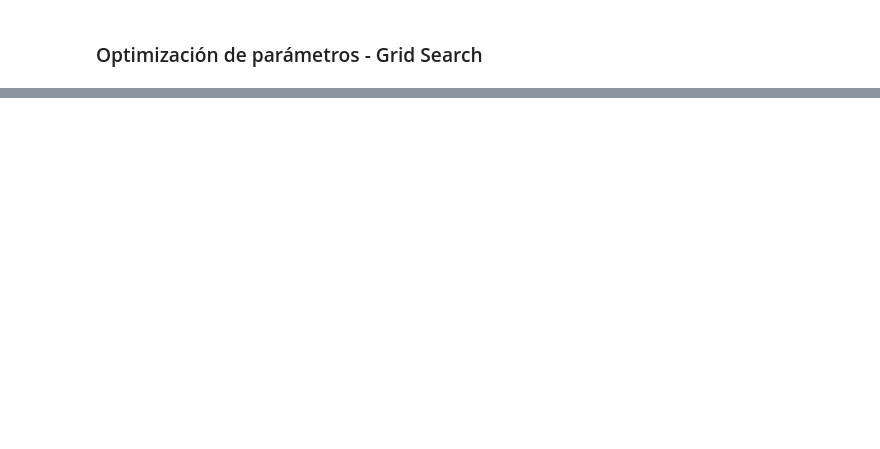
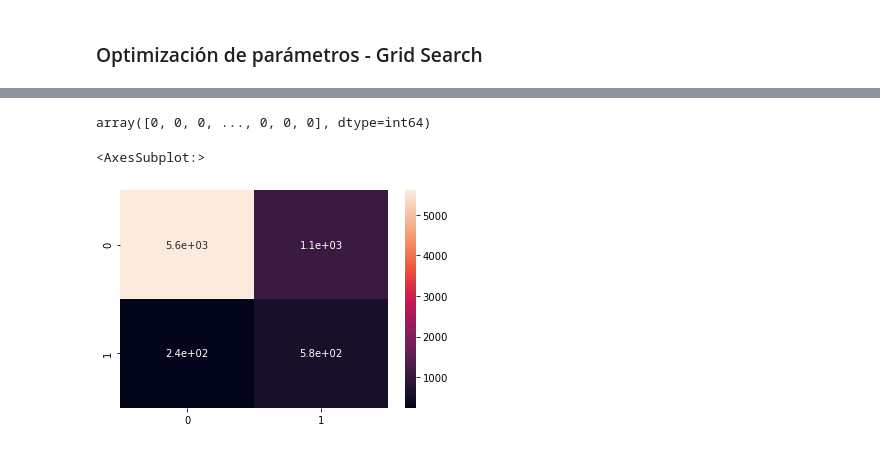
Before and after one commit to jfdacovich/Data-Science, a Jupyter notebook: Python/Fraud Detection/Credit Card Default prediction and analysis (Kaggle) .ipynb, the cells around one changed output, grey strips where cells are left out. Cells and saved outputs as stored; diff of their text form; code cells hidden in the pictures; blank space fills up the shorter version.

```diff
--- a/Python/Fraud Detection/Credit Card Default prediction and analysis (Kaggle) .ipynb
+++ b/Python/Fraud Detection/Credit Card Default prediction and analysis (Kaggle) .ipynb
@@ -499,2 +499,16 @@ weighted avg       0.80      0.82      0.80      7500
 # %% [markdown]
 ### Optimización de parámetros - Grid Search
+# %%
+param_grid = {
+        'gamma': [0.5, 1, 5],   # parámetro de regularización, factor de escala para que sea lo más general y evite el overfitting
+        'subsample': [0.6, 0.8, 1.0], # % de filas que usamos para construir cada árbol
+        'colsample_bytree': [0.6, 0.8, 1.0], # % de columnas usadas por cada árbol
+        'max_depth': [3, 4, 5] # profundidad de cada árbol
+        }
+# %%
+from xgboost import XGBClassifier
+
+xgb_model = XGBClassifier(learning_rate=0.01, n_estimators=100, objective='binary:logistic')
+from sklearn.model_selection import GridSearchCV
+grid = GridSearchCV(xgb_model, param_grid, refit = True, verbose = 4)
+grid.fit(X_train, y_train)
@@ -500,0 +553,13 @@ weighted avg       0.80      0.82      0.80      7500
+# %%
+y_predict_optim = grid.predict(X_test)
+# %%
+y_predict_optim
+# %% [output]
+array([0, 0, 0, ..., 0, 0, 0], dtype=int64)
+# %%
+# Eficacia en el conjunto de test
+cm = confusion_matrix(y_predict_optim, y_test)
+sns.heatmap(cm, annot=True)
+# %% [output]
+<AxesSubplot:>
+[figure, added]
```
Also changed, not shown: parts of 7 cells of this notebook.
